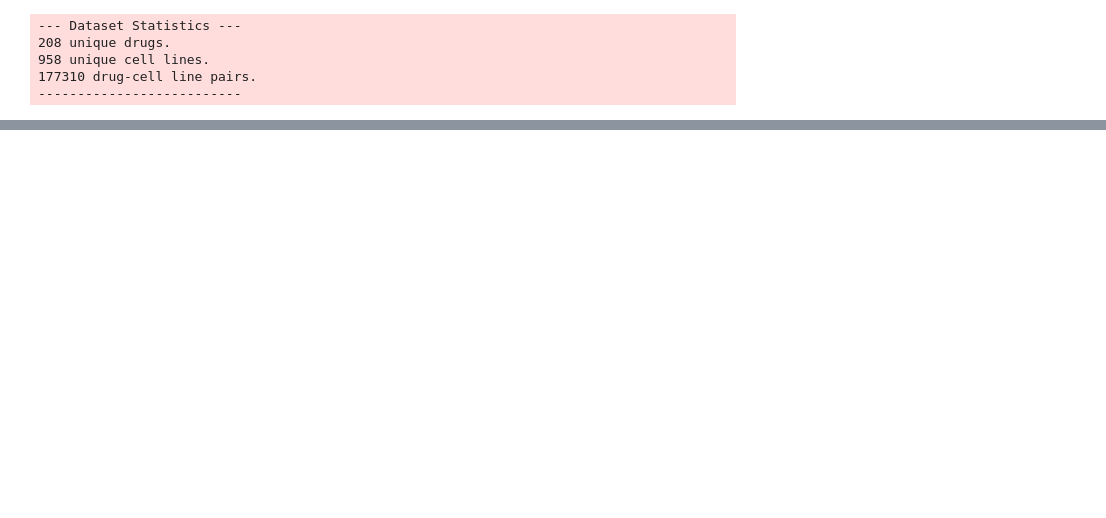
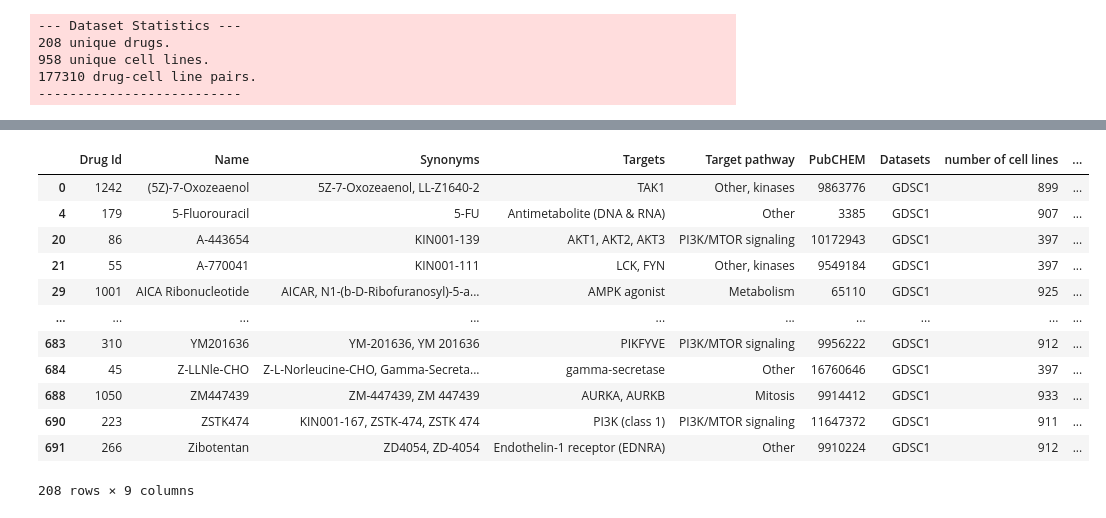
Before and after one commit to ricardofoliveira61/ML-data-analysis, a Jupyter notebook: GDSC1.ipynb, the cells around one changed output, grey strips where cells are left out. Saved outputs shown, nothing was run; the diff lists cells and outputs as text; code cells hidden in the pictures; blank space fills up the shorter version.

Commit message:
[UPDATE] GDSC1.ipynb
Addition of documentation review, and loading of cell lines and drug information

```diff
--- a/GDSC1.ipynb
+++ b/GDSC1.ipynb
@@ -125,0 +110,25 @@ data.print_stats()
+# %%
+# loading of extra information about the cell lines and drugs
+cell_lines = pd.read_csv("data/Cell_listTue Dec 3 15_39_17 2024.csv")
+drugs = pd.read_csv("data/Drug_listTue Dec 3 15_39_27 2024.csv")
+
+# filtering the dataset to only include cell lines and drugs that are in the current release of GDSC1
+## filtering cell lines
+cell_line_idx = []
+for cell_name in np.unique(dataframe["Cell Line_ID"]):
+    idx = np.where(cell_lines["Cell line Name"]==cell_name)[0]
+    if len(idx) != 0:
+        cell_line_idx.append(idx[0])
+
+cell_line_idx = np.array(cell_line_idx)
+cell_line = cell_lines.iloc[cell_line_idx]
+
+## filtering drugs
+drug_idx = []
+for drug_name in np.unique(dataframe["Drug_ID"]):
+    idx = np.where(drugs[" Name"]==drug_name)[0]
+    if len(idx) != 0:
+        drug_idx.append(idx[0])
+
+drug_idx = np.array(drug_idx)
+drugs = drugs.iloc[drug_idx]
@@ -125,0 +151,16 @@ data.print_stats()
+# %%
+drugs
+# %% [output]
+|  | Drug Id | Name | Synonyms | Targets | Target pathway | PubCHEM | Datasets | number of cell lines | ... |
+| 0 | 1242 | (5Z)-7-Oxozeaenol | 5Z-7-Oxozeaenol, LL-Z1640-2 | TAK1 | Other, kinases | 9863776 | GDSC1 | 899 | ... |
+| 4 | 179 | 5-Fluorouracil | 5-FU | Antimetabolite (DNA & RNA) | Other | 3385 | GDSC1 | 907 | ... |
+| 20 | 86 | A-443654 | KIN001-139 | AKT1, AKT2, AKT3 | PI3K/MTOR signaling | 10172943 | GDSC1 | 397 | ... |
+| 21 | 55 | A-770041 | KIN001-111 | LCK, FYN | Other, kinases | 9549184 | GDSC1 | 397 | ... |
+| 29 | 1001 | AICA Ribonucleotide | AICAR, N1-(b-D-Ribofuranosyl)-5-a... | AMPK agonist | Metabolism | 65110 | GDSC1 | 925 | ... |
+| ... | ... | ... | ... | ... | ... | ... | ... | ... | ... |
+| 683 | 310 | YM201636 | YM-201636, YM 201636 | PIKFYVE | PI3K/MTOR signaling | 9956222 | GDSC1 | 912 | ... |
+| 684 | 45 | Z-LLNle-CHO | Z-L-Norleucine-CHO, Gamma-Secreta... | gamma-secretase | Other | 16760646 | GDSC1 | 397 | ... |
+| 688 | 1050 | ZM447439 | ZM-447439, ZM 447439 | AURKA, AURKB | Mitosis | 9914412 | GDSC1 | 933 | ... |
+| 690 | 223 | ZSTK474 | KIN001-167, ZSTK-474, ZSTK 474 | PI3K (class 1) | PI3K/MTOR signaling | 11647372 | GDSC1 | 911 | ... |
+| 691 | 266 | Zibotentan | ZD4054, ZD-4054 | Endothelin-1 receptor (EDNRA) | Other | 9910224 | GDSC1 | 912 | ... |
+208 rows × 9 columns
```
Also changed, not shown: parts of 10 cells of this notebook.
